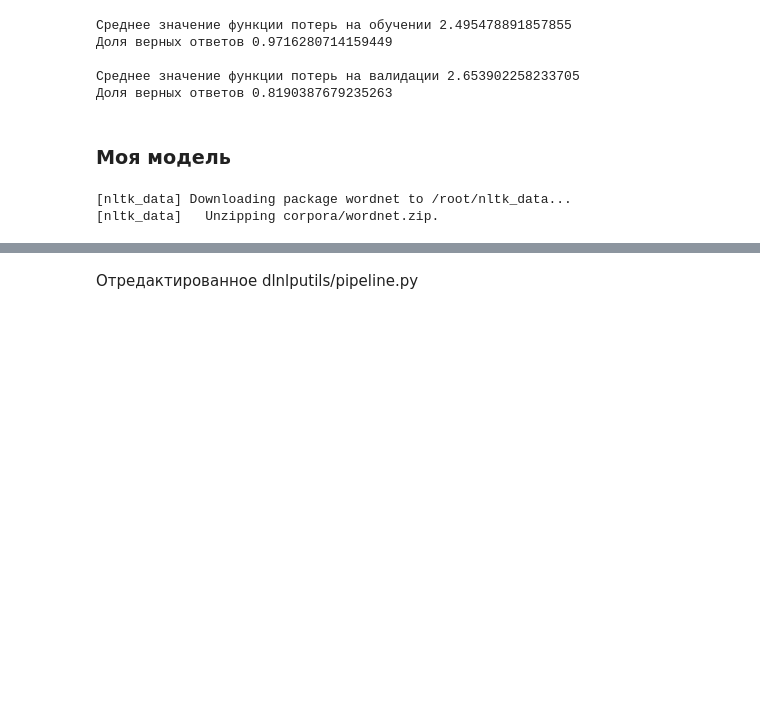
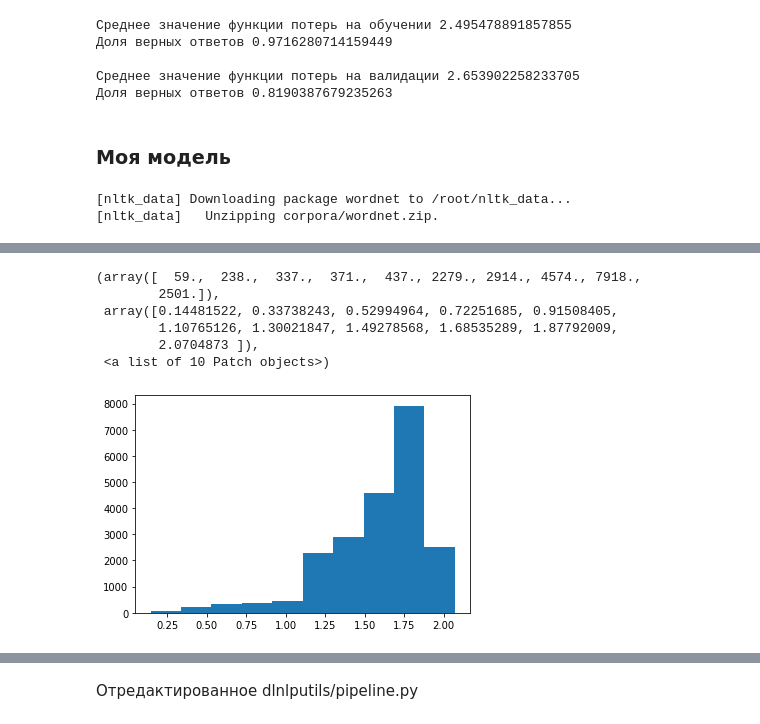
Before and after one commit to chmnk/stepik-dl-nlp, a Jupyter notebook: task1_20newsgroups.ipynb, the cells around one changed output, grey strips where cells are left out. Saved outputs shown, nothing was run; the diff lists cells and outputs as text; code cells hidden in the pictures; blank space fills up the shorter version.

```diff
--- a/task1_20newsgroups.ipynb
+++ b/task1_20newsgroups.ipynb
@@ -443,6 +542,5 @@ def tokenize_text_lemmatized(txt, min_token_size=4):
 # %%
-train_tokenized = tokenize_corpus(train_source['data'], tokenizer=tokenize_text_lemmatized, min_token_size=4)
+train_tokenized = tokenize_corpus(train_source['data'], tokenizer=tokenize_text_simple_regex, min_token_size=4)
 test_tokenized = tokenize_corpus(test_source['data'])
-
 print(' '.join(train_tokenized[0]))
 # %% [output]
@@ -459,4 +557,17 @@ print(list(vocabulary.items())[:10])
 [('that', 0), ('this', 1), ('have', 2), ('with', 3), ('writes', 4), ('article', 5), ('posting', 6), ('host', 7), ('nntp', 8), ('there', 9)]
+# %%
+
+pmi_wl_matrix = compute_pmi_wl_matrix(train_tokenized, vocabulary, train_source['target'])
+# %%
+plt.hist(np.std(pmi_wl_matrix, axis=1))
+# %% [output]
+(array([  59.,  238.,  337.,  371.,  437., 2279., 2914., 4574., 7918.,
+        2501.]),
+ array([0.14481522, 0.33738243, 0.52994964, 0.72251685, 0.91508405,
+        1.10765126, 1.30021847, 1.49278568, 1.68535289, 1.87792009,
+        2.0704873 ]),
+ <a list of 10 Patch objects>)
+[figure, added]
 # %%
 plt.hist(word_doc_freq, bins=20)
 plt.title('Распределение относительных частот слов')
```
Also changed, not shown: parts of 14 cells of this notebook.
